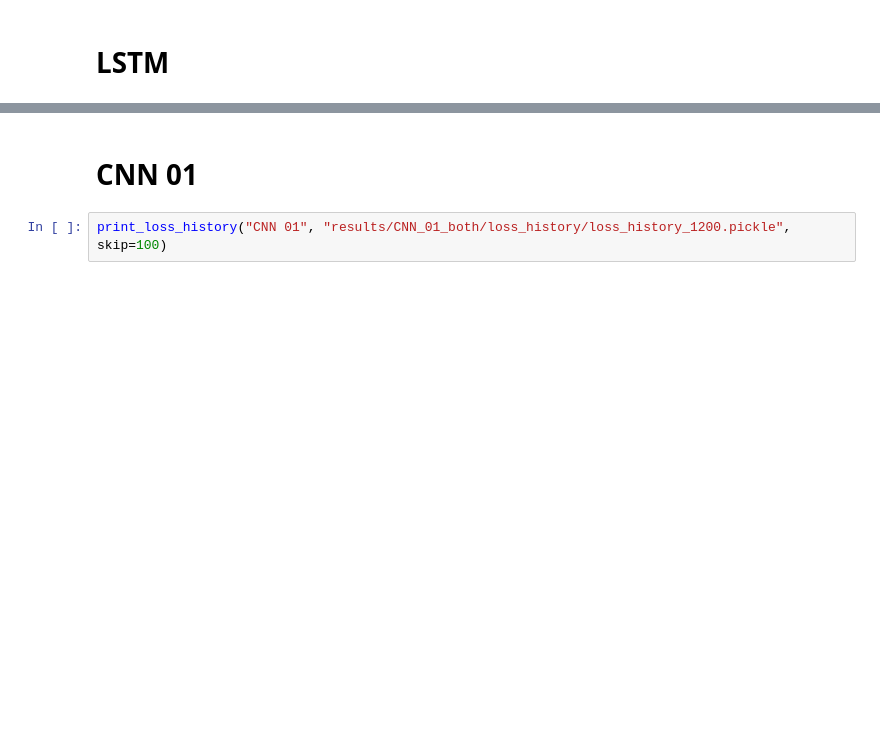
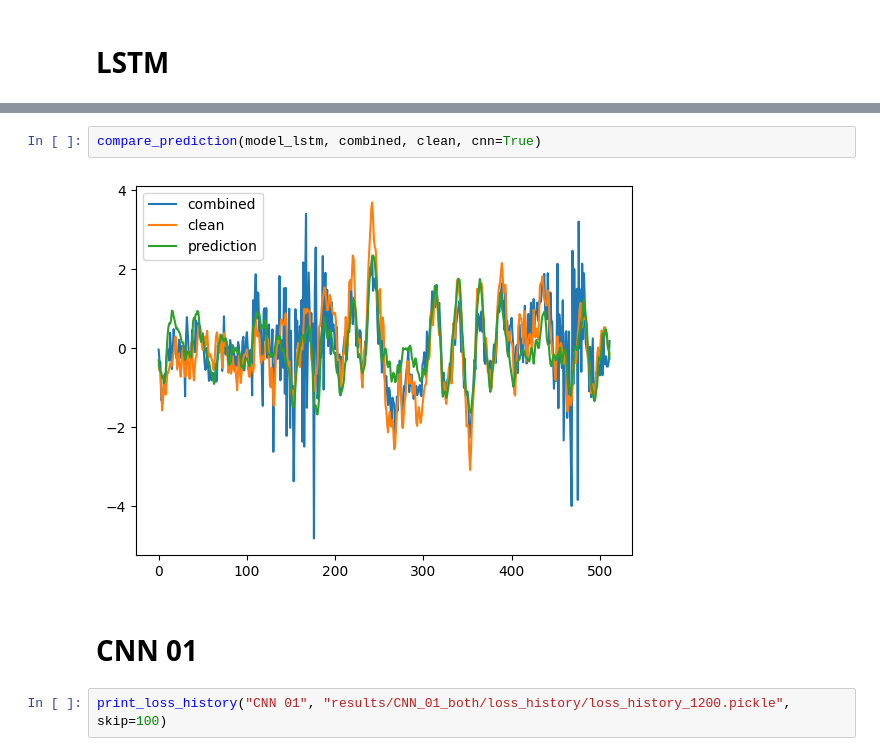
Before and after one commit to ankimme/vut-bria-eeg-cleaning, a Jupyter notebook: model_evaluation.ipynb, the cells around one changed output, grey strips where cells are left out. Drawn from its saved outputs; the diff is of its cells as text; blank space fills up the shorter version.

```diff
--- a/model_evaluation.ipynb
+++ b/model_evaluation.ipynb
@@ -177,3 +230,7 @@ calculate_stats_on_test_data(model_lstm, NoiseTypeEnum.EMG, cnn=True)
+# %%
+compare_prediction(model_lstm, combined, clean, cnn=True)
+# %% [output]
+[figure, added]
 # %% [markdown]
 # CNN 01
 # %%
```
Also changed, not shown: parts of 24 cells of this notebook, 3 other files.
